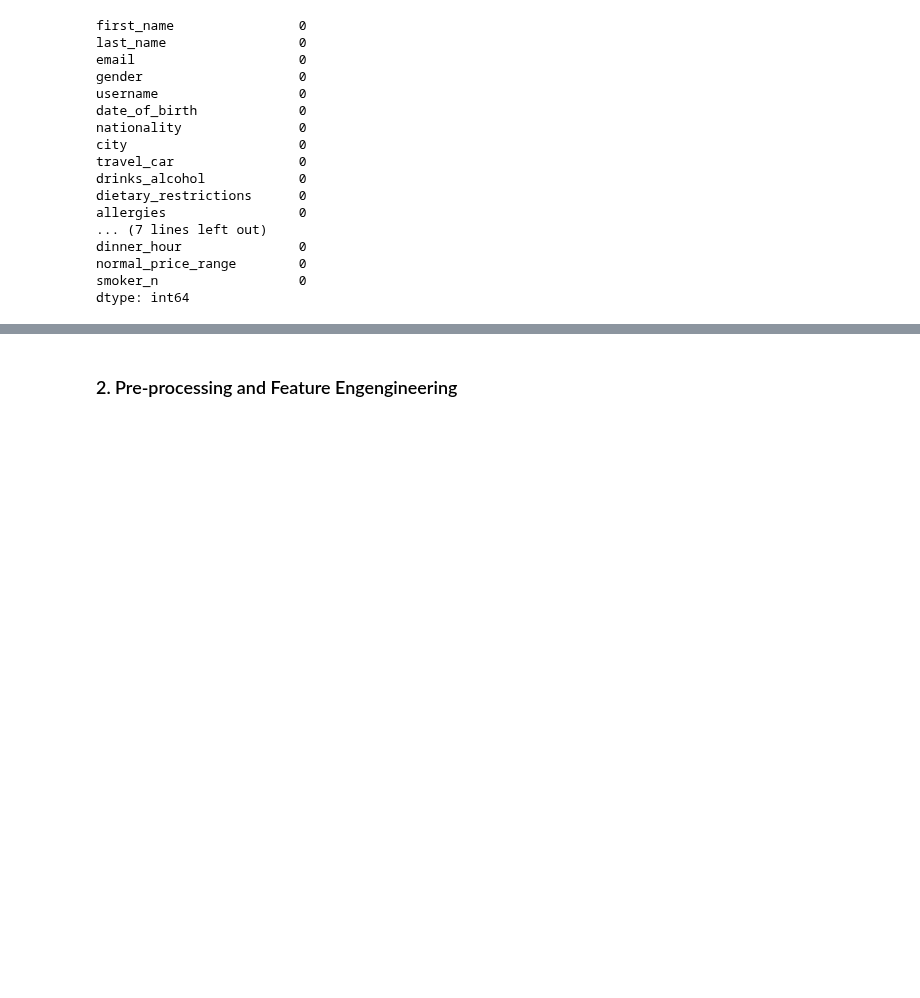
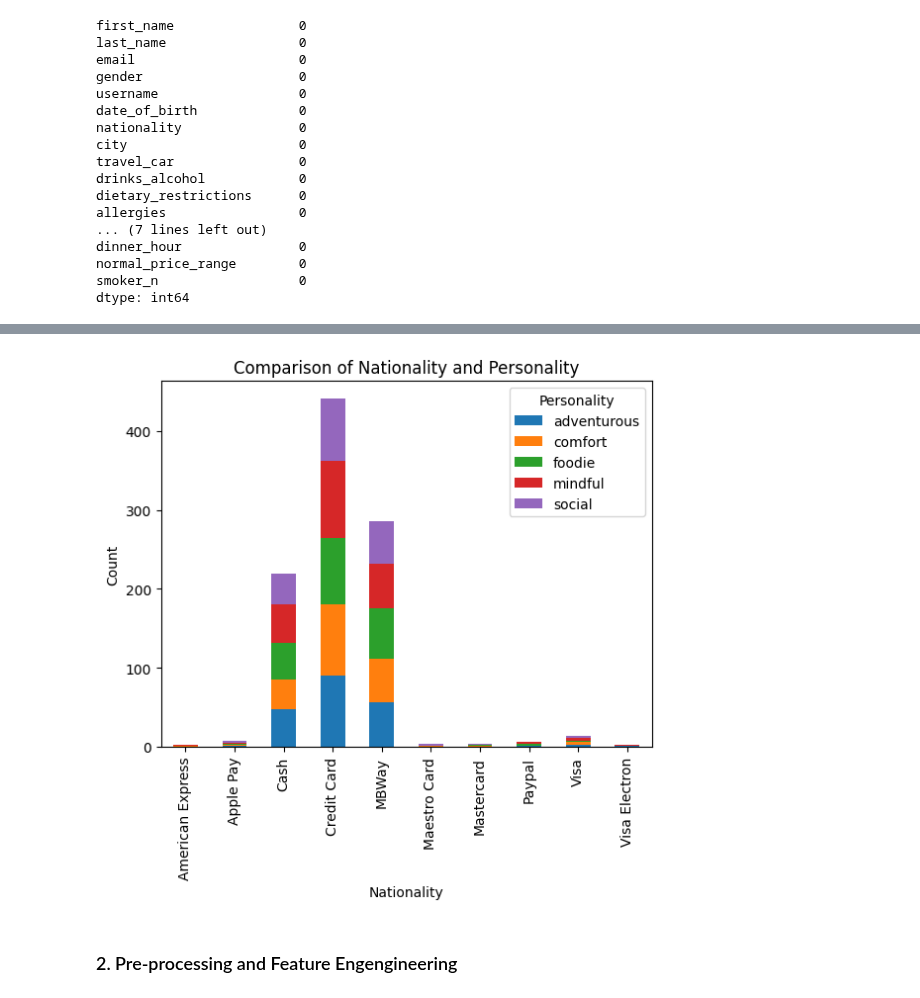
Before and after one commit to shaulleo/FlavourFlix, a Jupyter notebook: food_personality_model.ipynb, the cells around one changed output, grey strips where cells are left out. Cells and saved outputs as stored; diff of their text form; code cells hidden in the pictures; blank space fills up the shorter version.

```diff
--- a/food_personality_model.ipynb
+++ b/food_personality_model.ipynb
@@ -76,0 +145,4 @@ dtype: int64
+# %%
+#
+condition= clients_data['nationality'].isin(['Angolan','Cape Verdean', 'French', 'German'])
+clients_data.drop(clients_data[condition].index, inplace = True)
@@ -76,0 +166,18 @@ dtype: int64
+# %%
+# Create a pivot table to count the occurrences of each combination of Nationality and Personality
+pivot_table = pd.crosstab(clients_data['preferred_payment'], clients_data['personality'])
+
+
+# Plot a stacked bar chart
+pivot_table.plot(kind='bar', stacked=True)
+
+# Customize the plot
+plt.title('Comparison of Nationality and Personality')
+plt.xlabel('Nationality')
+plt.ylabel('Count')
+
+# Show the plot
+plt.legend(title='Personality')
+plt.show()
+# %% [output]
+[figure, added]
```
Also changed, not shown: parts of 27 cells of this notebook.
